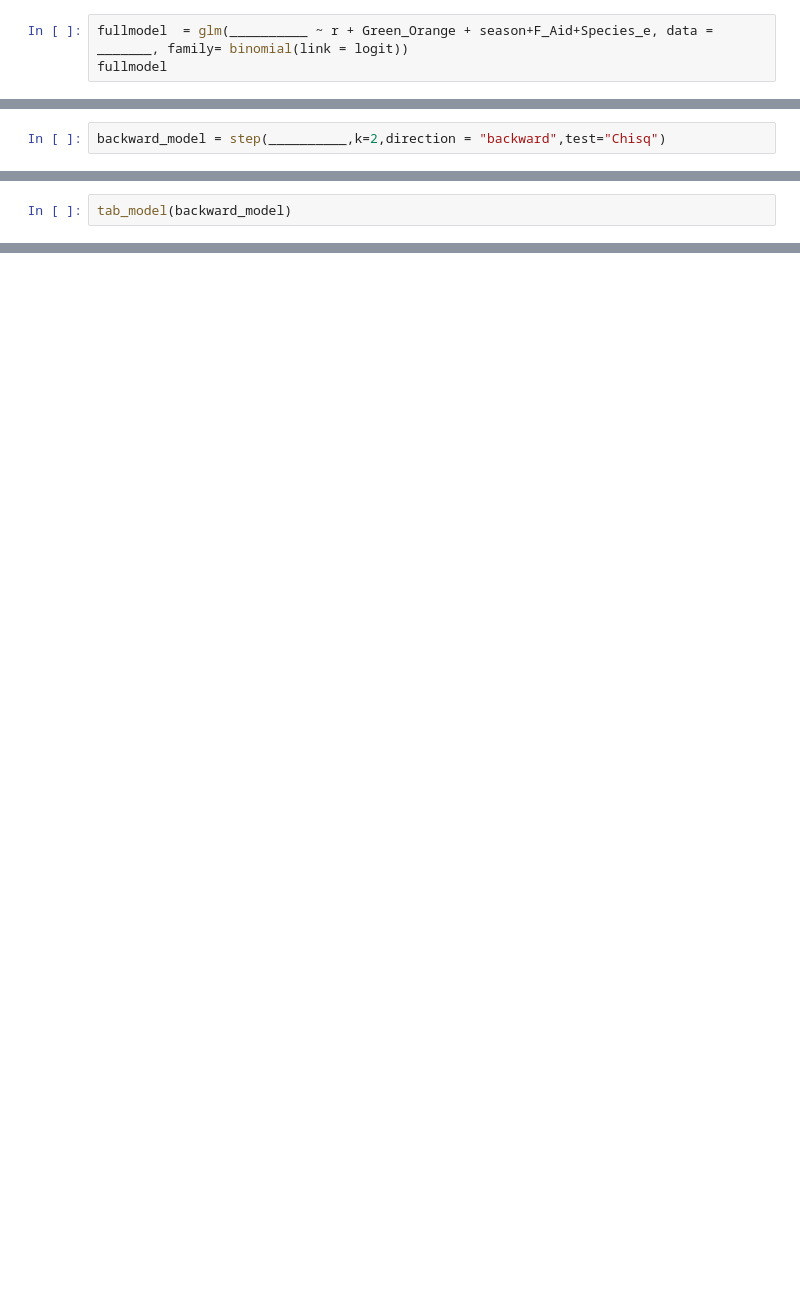
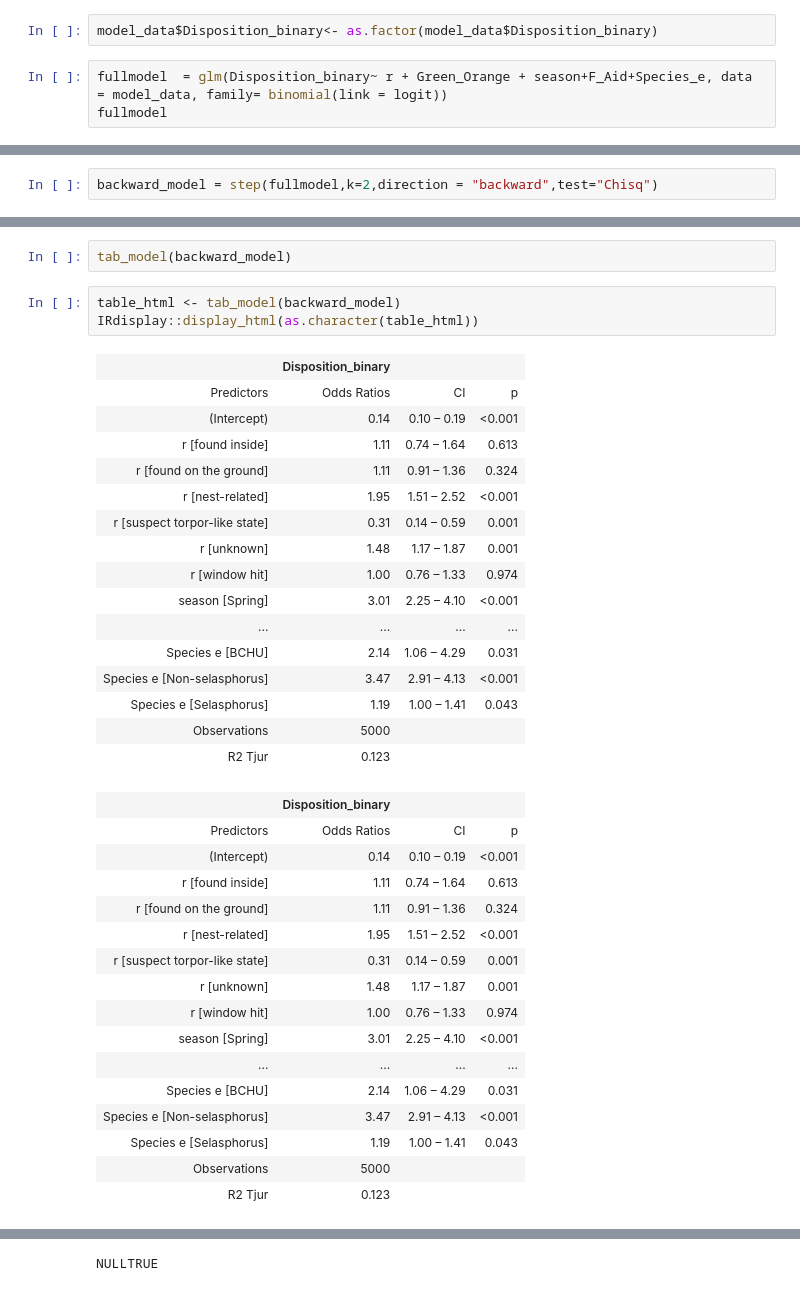
Before and after one commit to kmreardon-qt/MPM_200_Reardon, a Jupyter notebook: notebooks/KReardon_assignment_1_will__hummers_survive.ipynb, the cells around one changed output, grey strips where cells are left out. Cells and saved outputs as stored; diff of their text form; blank space fills up the shorter version.

```diff
--- a/notebooks/KReardon_assignment_1_will__hummers_survive.ipynb
+++ b/notebooks/KReardon_assignment_1_will__hummers_survive.ipynb
@@ -603,6 +589,8 @@ ggplot(admissions_by_month, aes(x = Admitted_month, y = count, fill= Species_gro
 # Section 4: Running full model and model selection
 # %% [markdown]
 1. Complete the code and fit a full model
+# %%
+model_data$Disposition_binary<- as.factor(model_data$Disposition_binary)
 # %%
-fullmodel  = glm(__________ ~ r + Green_Orange + season+F_Aid+Species_e, data = _______, family= binomial(link = logit))
+fullmodel  = glm(Disposition_binary~ r + Green_Orange + season+F_Aid+Species_e, data = model_data, family= binomial(link = logit))
 fullmodel
@@ -609,4 +615,4 @@ fullmodel
 # %% [markdown]
 2. use following command with full model to do stepwise model selection
 # %%
-backward_model = step(__________,k=2,direction = "backward",test="Chisq")
+backward_model = step(fullmodel,k=2,direction = "backward",test="Chisq")
@@ -625,2 +695,38 @@ library(sjPlot)
 # %%
 tab_model(backward_model)
+# %%
+table_html <- tab_model(backward_model)
+IRdisplay::display_html(as.character(table_html))
+# %% [output]
+|  | Disposition_binary |  |  |
+| Predictors | Odds Ratios | CI | p |
+| (Intercept) | 0.14 | 0.10 – 0.19 | <0.001 |
+| r [found inside] | 1.11 | 0.74 – 1.64 | 0.613 |
+| r [found on the ground] | 1.11 | 0.91 – 1.36 | 0.324 |
+| r [nest-related] | 1.95 | 1.51 – 2.52 | <0.001 |
+| r [suspect torpor-like state] | 0.31 | 0.14 – 0.59 | 0.001 |
+| r [unknown] | 1.48 | 1.17 – 1.87 | 0.001 |
+| r [window hit] | 1.00 | 0.76 – 1.33 | 0.974 |
+| season [Spring] | 3.01 | 2.25 – 4.10 | <0.001 |
+| ... | ... | ... | ... |
+| Species e [BCHU] | 2.14 | 1.06 – 4.29 | 0.031 |
+| Species e [Non-selasphorus] | 3.47 | 2.91 – 4.13 | <0.001 |
+| Species e [Selasphorus] | 1.19 | 1.00 – 1.41 | 0.043 |
+| Observations | 5000 |  |  |
+| R2 Tjur | 0.123 |  |  |
+|  | Disposition_binary |  |  |
+| Predictors | Odds Ratios | CI | p |
+| (Intercept) | 0.14 | 0.10 – 0.19 | <0.001 |
+| r [found inside] | 1.11 | 0.74 – 1.64 | 0.613 |
+| r [found on the ground] | 1.11 | 0.91 – 1.36 | 0.324 |
+| r [nest-related] | 1.95 | 1.51 – 2.52 | <0.001 |
+| r [suspect torpor-like state] | 0.31 | 0.14 – 0.59 | 0.001 |
+| r [unknown] | 1.48 | 1.17 – 1.87 | 0.001 |
+| r [window hit] | 1.00 | 0.76 – 1.33 | 0.974 |
+| season [Spring] | 3.01 | 2.25 – 4.10 | <0.001 |
+| ... | ... | ... | ... |
+| Species e [BCHU] | 2.14 | 1.06 – 4.29 | 0.031 |
+| Species e [Non-selasphorus] | 3.47 | 2.91 – 4.13 | <0.001 |
+| Species e [Selasphorus] | 1.19 | 1.00 – 1.41 | 0.043 |
+| Observations | 5000 |  |  |
+| R2 Tjur | 0.123 |  |  |
@@ -626,0 +749 @@ tab_model(backward_model)
+NULLTRUE
```
Also changed, not shown: parts of 11 cells of this notebook.
